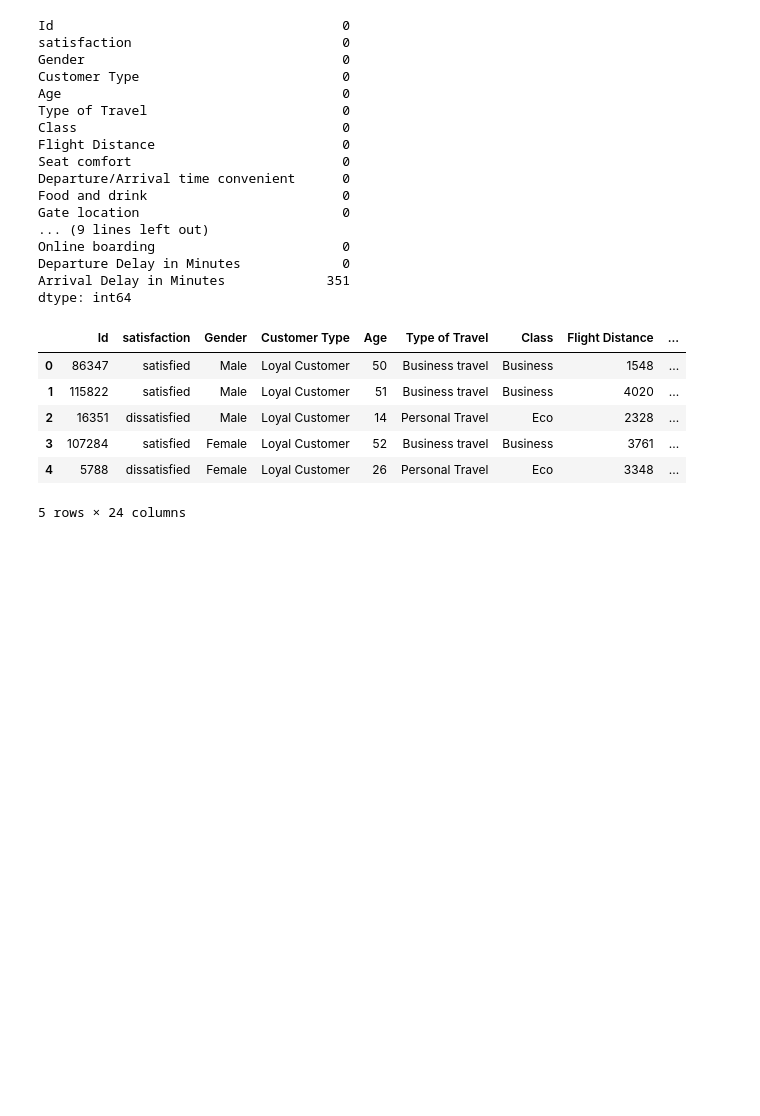
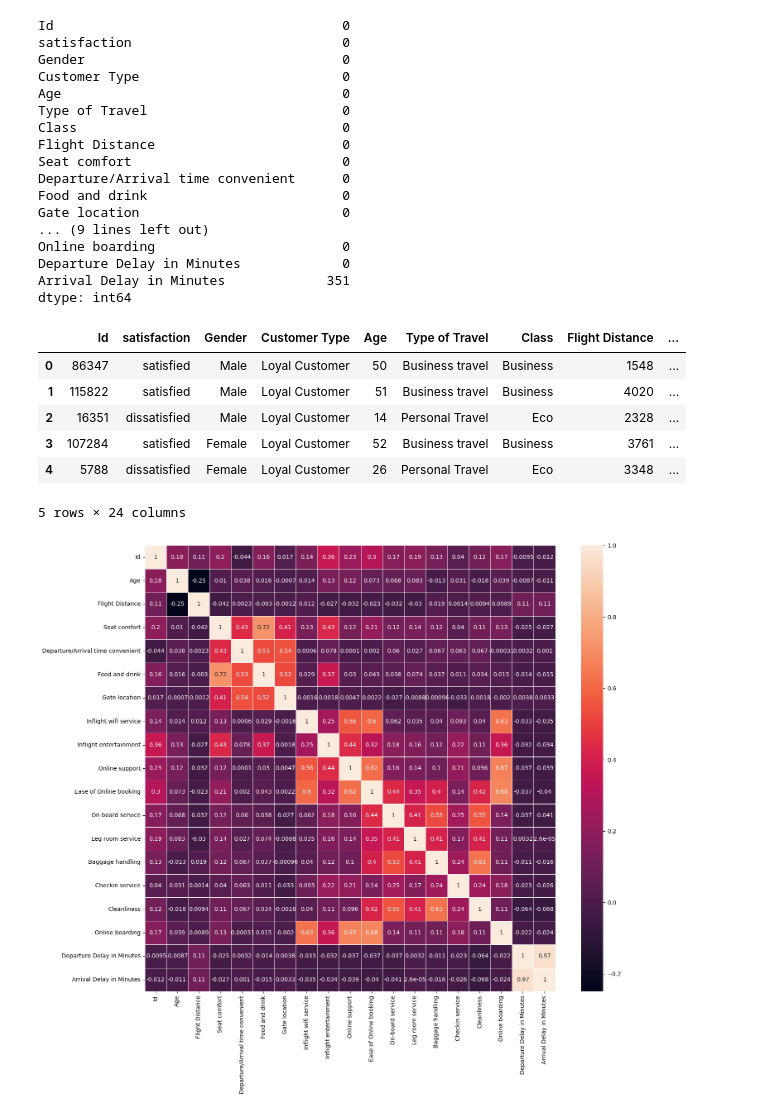
Before and after one commit to ik0zy/Fly-High-With-FDS, a Jupyter notebook: notebook.ipynb, the cells around one changed output. Cells and saved outputs as stored; diff of their text form; code cells hidden in the pictures; blank space fills up the shorter version.

Commit message:
Added Correlation matrix and numerical conversion

```diff
--- a/notebook.ipynb
+++ b/notebook.ipynb
@@ -58,3 +58,16 @@ df.head()
 | 3 | 107284 | satisfied | Female | Loyal Customer | 52 | Business travel | Business | 3761 | ... |
 | 4 | 5788 | dissatisfied | Female | Loyal Customer | 26 | Personal Travel | Eco | 3348 | ... |
 5 rows × 24 columns
+# %%
+# Select only integer and float columns
+numeric_df = df.select_dtypes(include=['int64', 'float64'])
+
+# Compute the correlation matrix
+correlation_matrix = numeric_df.corr()
+
+# Display the correlation matrix
+plt.figure(figsize=(16, 14))
+sns.heatmap(correlation_matrix, annot=True, linewidths=.5)
+plt.show()
+# %% [output]
+[figure, added]
```
Also changed, not shown: parts of 1 cell of this notebook.
